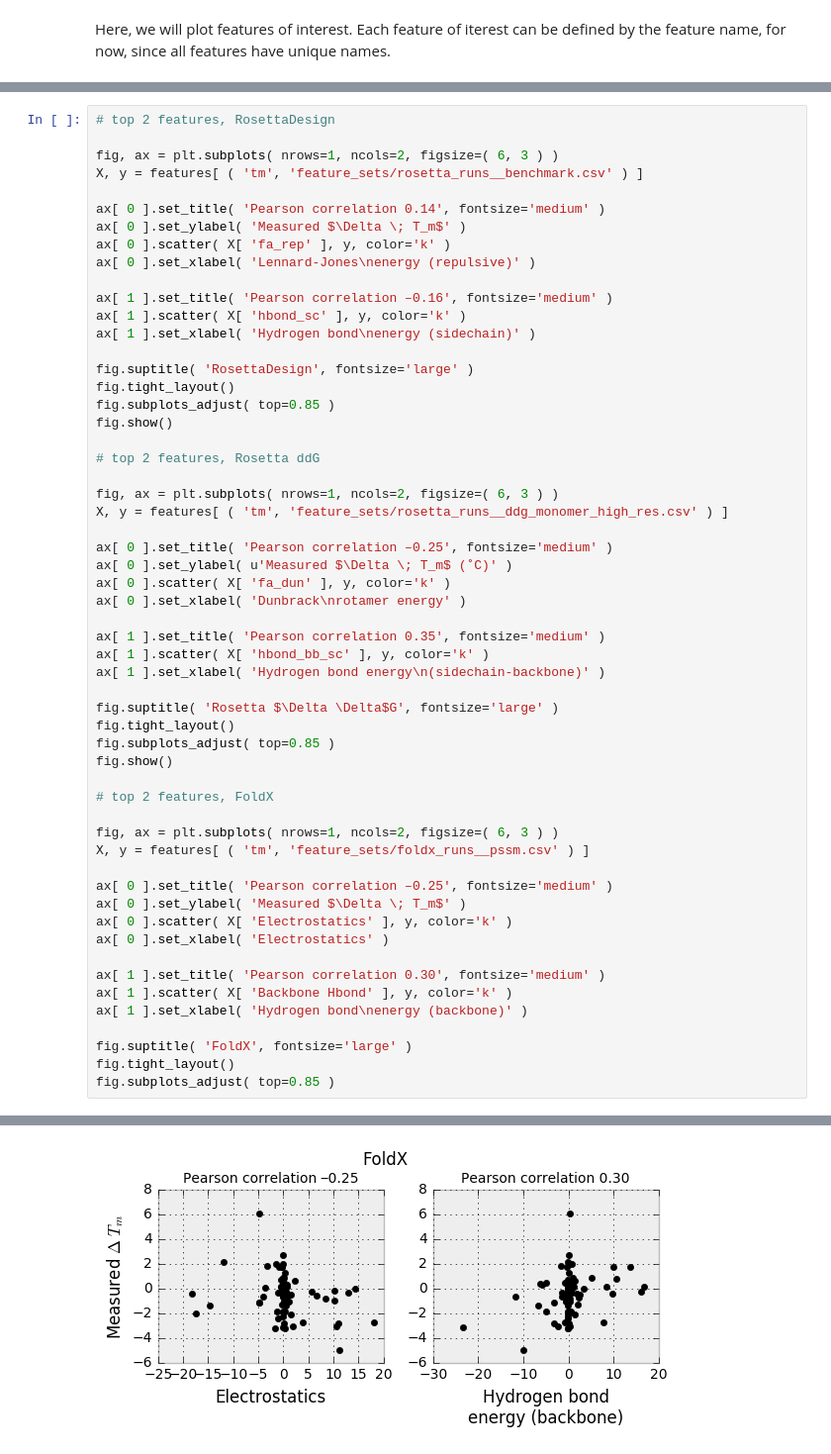
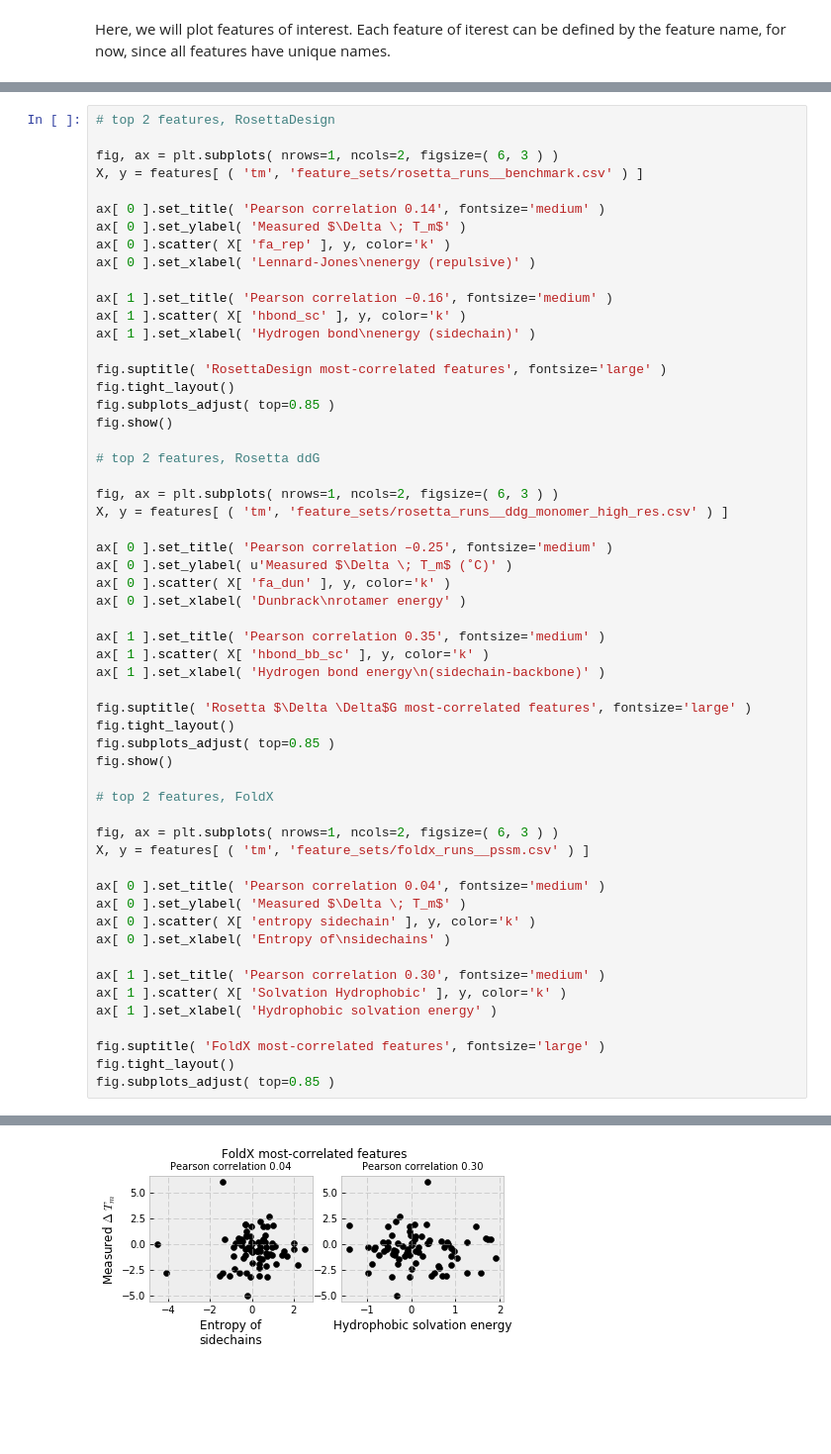
Before and after one commit to dacarlin/bglb_machine_learning, a Jupyter notebook: feature_analysis.ipynb, the cells around one changed output, grey strips where cells are left out. Shown: that part at 99% size. Drawn from its saved outputs; the diff is of its cells as text; blank space fills up the shorter version.

```diff
--- a/feature_analysis.ipynb
+++ b/feature_analysis.ipynb
@@ -133,7 +133,7 @@ ax[ 1 ].set_title( 'Pearson correlation –0.16', fontsize='medium' )
 ax[ 1 ].scatter( X[ 'hbond_sc' ], y, color='k' )
 ax[ 1 ].set_xlabel( 'Hydrogen bond\nenergy (sidechain)' )
 
-fig.suptitle( 'RosettaDesign', fontsize='large' )
+fig.suptitle( 'RosettaDesign most-correlated features', fontsize='large' )
 fig.tight_layout()
 fig.subplots_adjust( top=0.85 )
 fig.show()
@@ -152,7 +152,7 @@ ax[ 1 ].set_title( 'Pearson correlation 0.35', fontsize='medium' )
 ax[ 1 ].scatter( X[ 'hbond_bb_sc' ], y, color='k' )
 ax[ 1 ].set_xlabel( 'Hydrogen bond energy\n(sidechain-backbone)' )
 
-fig.suptitle( 'Rosetta $\Delta \Delta$G', fontsize='large' )
+fig.suptitle( 'Rosetta $\Delta \Delta$G most-correlated features', fontsize='large' )
 fig.tight_layout()
 fig.subplots_adjust( top=0.85 )
 fig.show()
@@ -162,16 +162,16 @@ fig.show()
 fig, ax = plt.subplots( nrows=1, ncols=2, figsize=( 6, 3 ) )
 X, y = features[ ( 'tm', 'feature_sets/foldx_runs__pssm.csv' ) ]
 
-ax[ 0 ].set_title( 'Pearson correlation –0.25', fontsize='medium' )
+ax[ 0 ].set_title( 'Pearson correlation 0.04', fontsize='medium' )
 ax[ 0 ].set_ylabel( 'Measured $\Delta \; T_m$' )
-ax[ 0 ].scatter( X[ 'Electrostatics' ], y, color='k' )
-ax[ 0 ].set_xlabel( 'Electrostatics' )
+ax[ 0 ].scatter( X[ 'entropy sidechain' ], y, color='k' )
+ax[ 0 ].set_xlabel( 'Entropy of\nsidechains' )
 
 ax[ 1 ].set_title( 'Pearson correlation 0.30', fontsize='medium' )
-ax[ 1 ].scatter( X[ 'Backbone Hbond' ], y, color='k' )
-ax[ 1 ].set_xlabel( 'Hydrogen bond\nenergy (backbone)' )
+ax[ 1 ].scatter( X[ 'Solvation Hydrophobic' ], y, color='k' )
+ax[ 1 ].set_xlabel( 'Hydrophobic solvation energy' )
 
-fig.suptitle( 'FoldX', fontsize='large' )
+fig.suptitle( 'FoldX most-correlated features', fontsize='large' )
 fig.tight_layout()
 fig.subplots_adjust( top=0.85 )
 # %% [output]
@@ -180 +180 @@ fig.subplots_adjust( top=0.85 )
-[figure, old version]
+[figure, new version]
```
Also changed, not shown: parts of 3 cells of this notebook, 1 other file.
